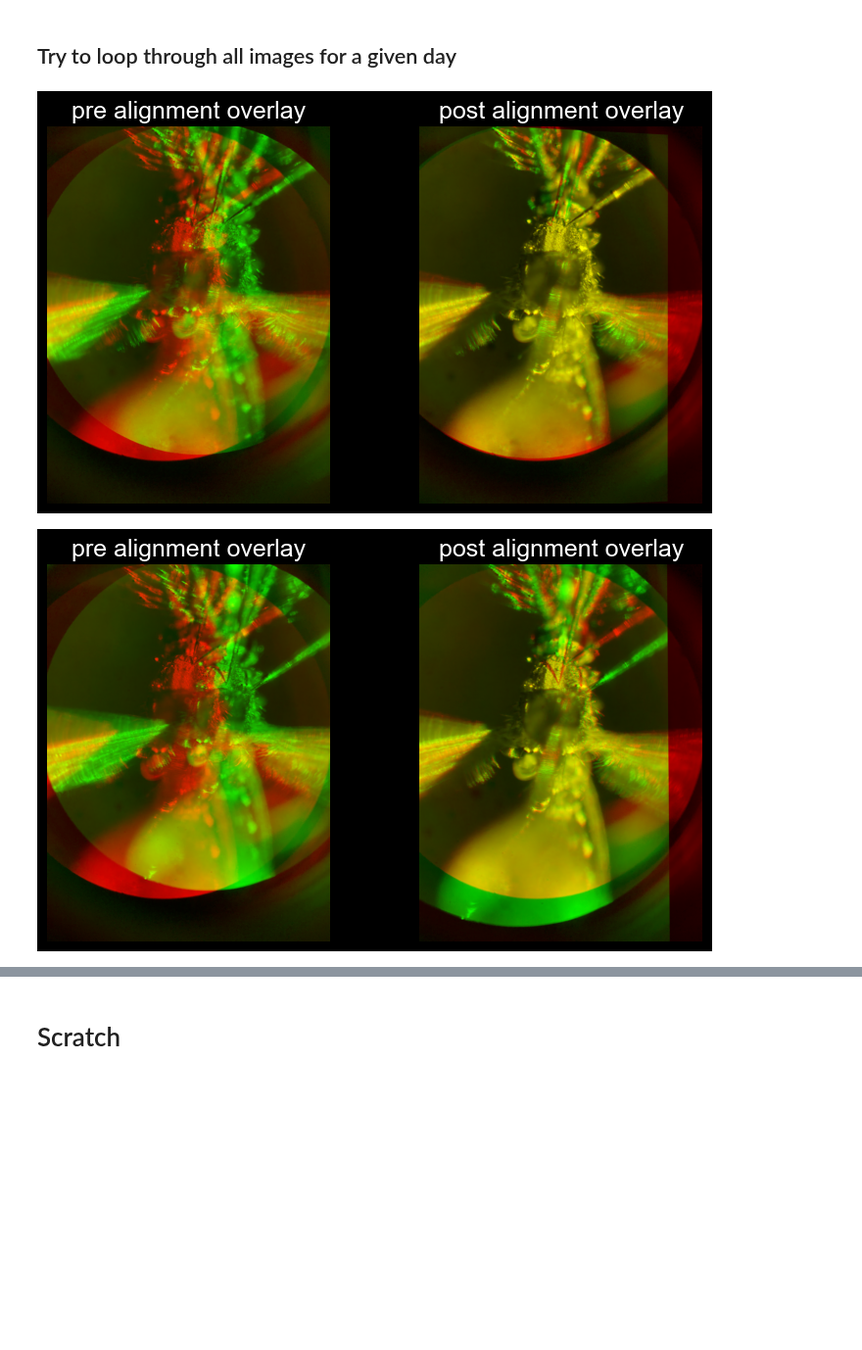
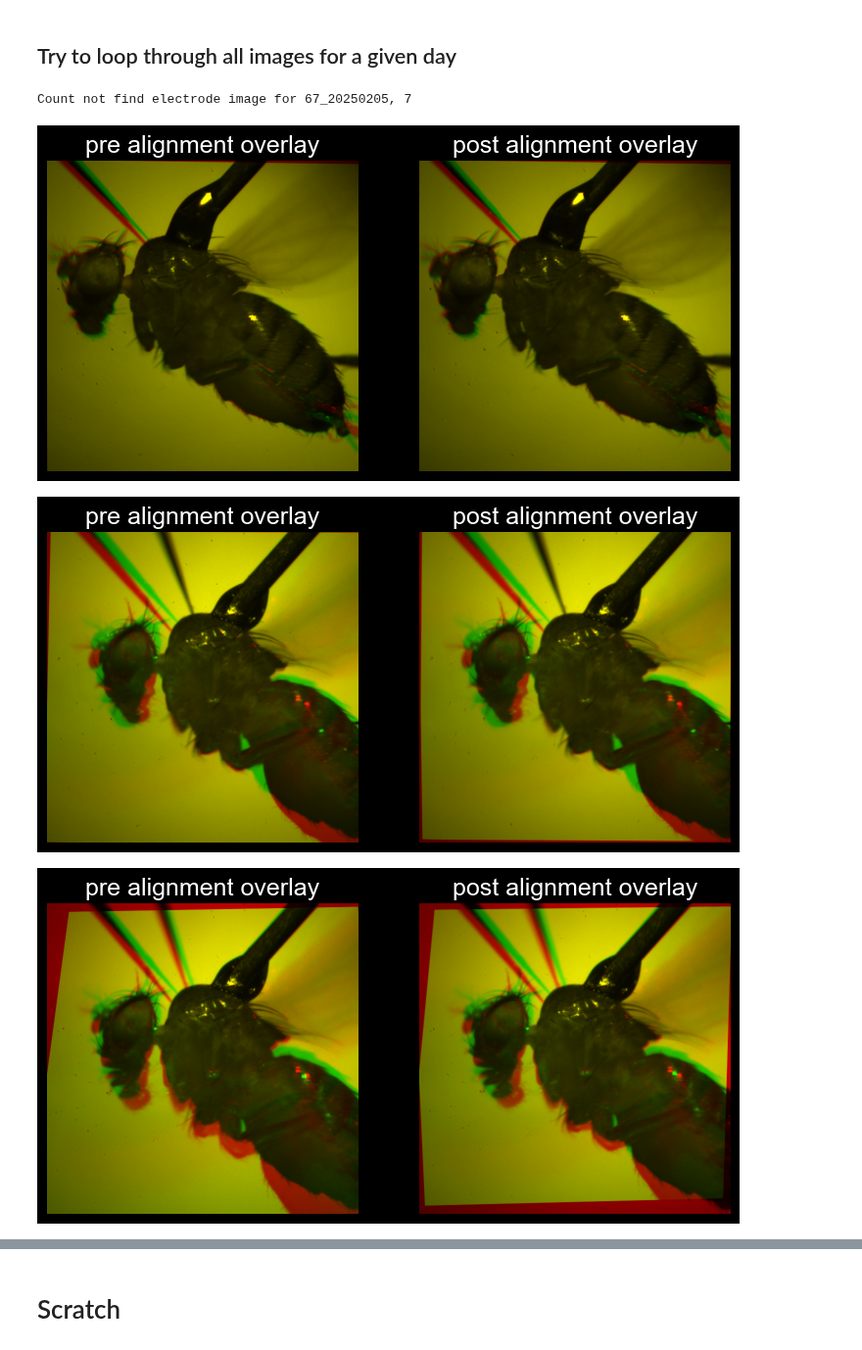
Before and after one commit to samcwhitehead/mosquito, a Jupyter notebook: scratch/phone_image_processing/try_image_registration.ipynb, the cells around one changed output, grey strips where cells are left out. Shown at 98% size. Drawn from its saved outputs; the diff is of its cells as text; code cells hidden in the pictures; blank space fills up the shorter version.

```diff
--- a/scratch/phone_image_processing/try_image_registration.ipynb
+++ b/scratch/phone_image_processing/try_image_registration.ipynb
@@ -98,8 +99,15 @@ def align_images(image, template, maxFeatures=500, keepPercent=0.2, viz_flag=Fal
     From https://pyimagesearch.com/2020/08/31/image-alignment-and-registration-with-opencv/
     """
     # convert both the input image and template to grayscale
-    imageGray = cv2.cvtColor(image, cv2.COLOR_BGR2GRAY)
-    templateGray = cv2.cvtColor(template, cv2.COLOR_BGR2GRAY)
+    if len(image.shape) > 2:
+        imageGray = cv2.cvtColor(image, cv2.COLOR_BGR2GRAY)
+    else:
+        imageGray = image.copy()
+
+    if len(template.shape) > 2:
+        templateGray = cv2.cvtColor(template, cv2.COLOR_BGR2GRAY)
+    else:
+        templateGray = template.copy()
 
     # use ORB to detect keypoints and extract (binary) local
     # invariant features
@@ -139,19 +147,26 @@ def align_images(image, template, maxFeatures=500, keepPercent=0.2, viz_flag=Fal
 
     # visualize?
     if viz_flag:
+        # get a grayscale version of 'aligned'
+        if len(image.shape) > 2:
+            alignedGray = cv2.cvtColor(aligned, cv2.COLOR_BGR2GRAY)
+        else:
+            alignedGray = aligned
+
         # visualize
         fig, (ax0, ax1) = plt.subplots(1,2, figsize=(9,5))
 
-        stereo_unaligned = np.zeros((template.shape[0], template.shape[1], 3))
-        stereo_unaligned[...,0] = rgb2gray(template)
-        stereo_unaligned[...,1] = rgb2gray(image)
+        stereo_unaligned = np.zeros((template.shape[0], template.shape[1], 3), dtype=imageGray.dtype)
+        stereo_unaligned[...,0] = templateGray  # rgb2gray(template)
+        stereo_unaligned[...,1] = imageGray  # rgb2gray(image)
         ax0.imshow(stereo_unaligned)
         ax0.set_axis_off()
         ax0.set_title('pre alignment overlay')
 
-        stereo_aligned = np.zeros((template.shape[0], template.shape[1], 3))
-        stereo_aligned[...,0] = rgb2gray(template)
-        stereo_aligned[...,1] = rgb2gray(aligned)
+        stereo_aligned = np.zeros((template.shape[0], template.shape[1], 3), dtype=imageGray.dtype)
+        stereo_aligned[...,0] = templateGray  # rgb2gray(template)
+        stereo_aligned[...,1] = alignedGray
+
         ax1.imshow(stereo_aligned)
         ax1.set_axis_off()
         ax1.set_title('post alignment overlay')
@@ -163,7 +178,7 @@ def align_images(image, template, maxFeatures=500, keepPercent=0.2, viz_flag=Fal
 # %%
 # which experiment to look at?
 data_root = '/media/sam/SamData/Mosquitoes'
-data_folder = '66_20241115'
+data_folder = '67_20250205'
 # %%
 # read experiment log to grab fly info
 log_path = os.path.join(data_root, 'experiment_log.xlsx')
@@ -176,6 +191,8 @@ fly_nums = log_df_expr['Fly Num']
 fly_nums_unique = np.unique(fly_nums.values)
 # %%
 # Loop over flies and align all to common template
+file_ext = '.jpg'  # '.bmp'
+
 for fly_num in fly_nums_unique:
     # loop over trials with the same fly
     trials = log_df_expr[fly_nums == fly_num]
@@ -184,35 +201,37 @@ for fly_num in fly_nums_unique:
 
     for axo_num in axo_nums:
         # find the folder for the current axo file
         axo_paths = glob.glob(os.path.join(data_root, data_folder, '*', f'*_{int(axo_num):04d}.abf'))
         if not len(axo_paths) == 1:
             continue
         else:
             axo_path = axo_paths[0]
         axo_folder, _ = os.path.split(axo_path)
-        image_path = glob.glob(os.path.join(axo_folder, '*.jpg'))
+        image_path = glob.glob(os.path.join(axo_folder, f'*{file_ext}'))
 
-        if not len(image_path) == 1:
+        if len(image_path) < 1:
             print(f'Count not find electrode image for {data_folder}, {axo_num}')
             continue
 
         image_path = image_path[0]
 
         # read image
         image = iio.imread(image_path)
 
         # if this is the first image for the fly, store it as a template image. otherwise, align to template
         if template_image is None:
             # assign to template
             template_image = image.copy()
             aligned = image.copy()
         else:
             # otherwise, actually align
             aligned = align_images(image, template_image, viz_flag=True)
 
         # save new version of image
-        save_path = image_path.replace('.jpg', '_aligned.jpg')
+        save_path = image_path.replace(file_ext, f'_aligned{file_ext}')
         iio.imwrite(save_path, aligned)
 # %% [output]
+Count not find electrode image for 67_20250205, 7
-[figure, old version]
+[figure, new version]
-[figure, old version]
+[figure, new version]
+[figure, added]
```
Also changed, not shown: parts of 6 cells of this notebook, 9 other files.
